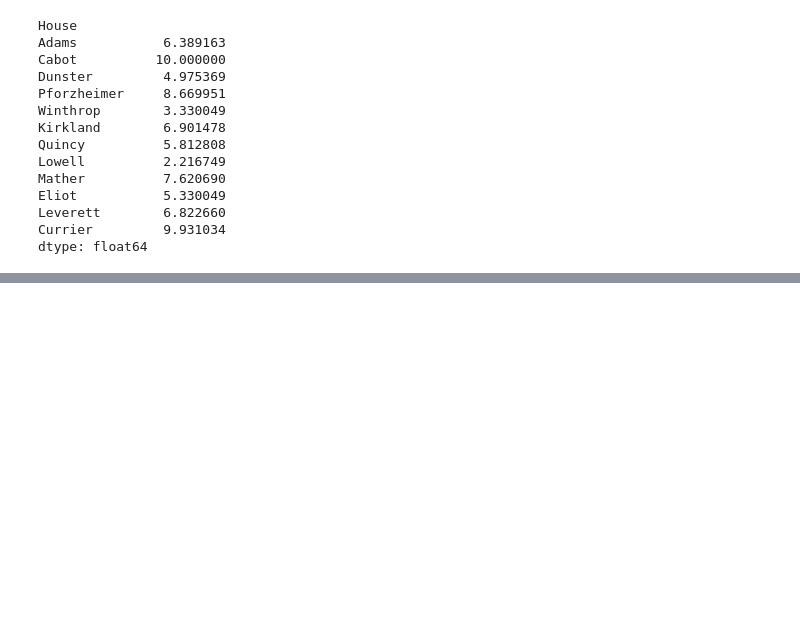
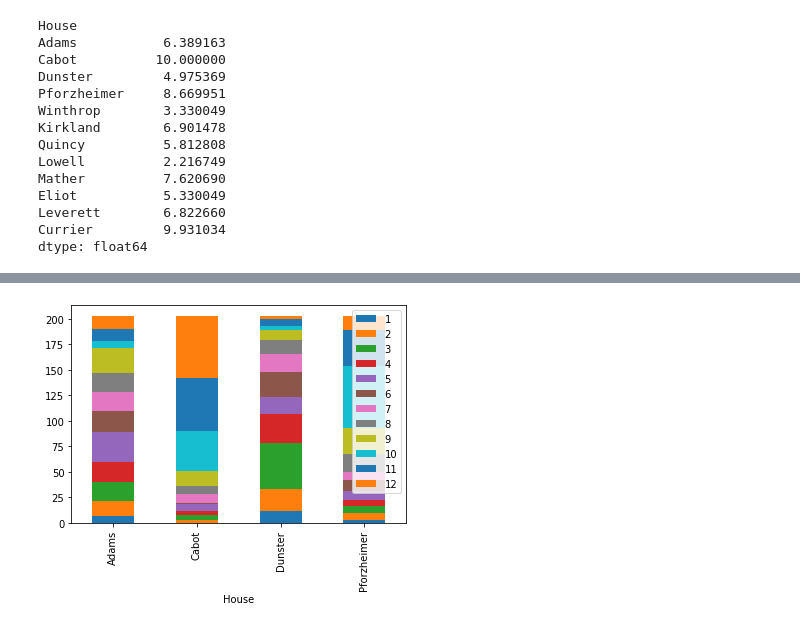
Before and after one commit to HarvardOpenData/numpy-pandas-bootcamp, a Jupyter notebook: numpy_pandas_solutions.ipynb, the cells around one changed output, grey strips where cells are left out. Cells and saved outputs as stored; diff of their text form; code cells hidden in the pictures; blank space fills up the shorter version.

```diff
--- a/numpy_pandas_solutions.ipynb
+++ b/numpy_pandas_solutions.ipynb
@@ -464,0 +489,4 @@ import matplotlib
+# %%
+rankings[0:4].plot.bar(stacked=True);
+# %% [output]
+[figure, added]
```
Also changed, not shown: parts of 39 cells of this notebook, 1 other file.
